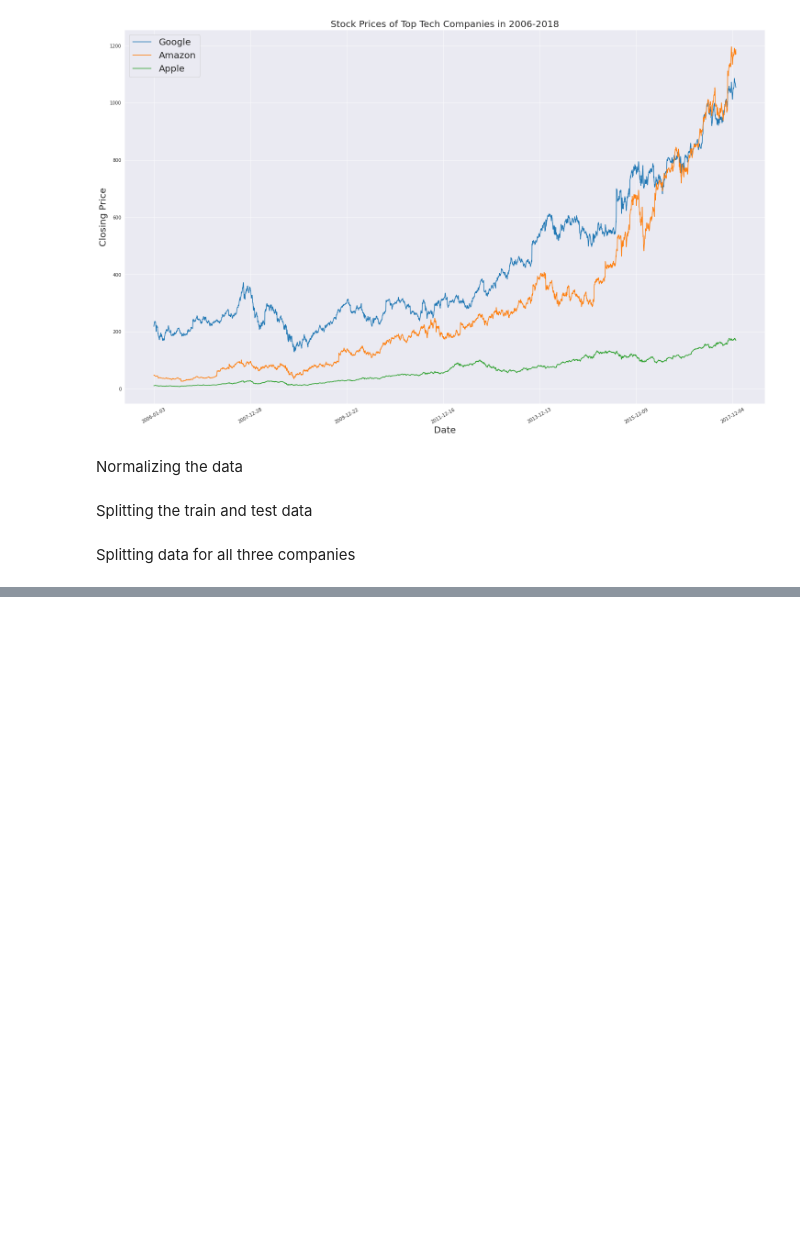
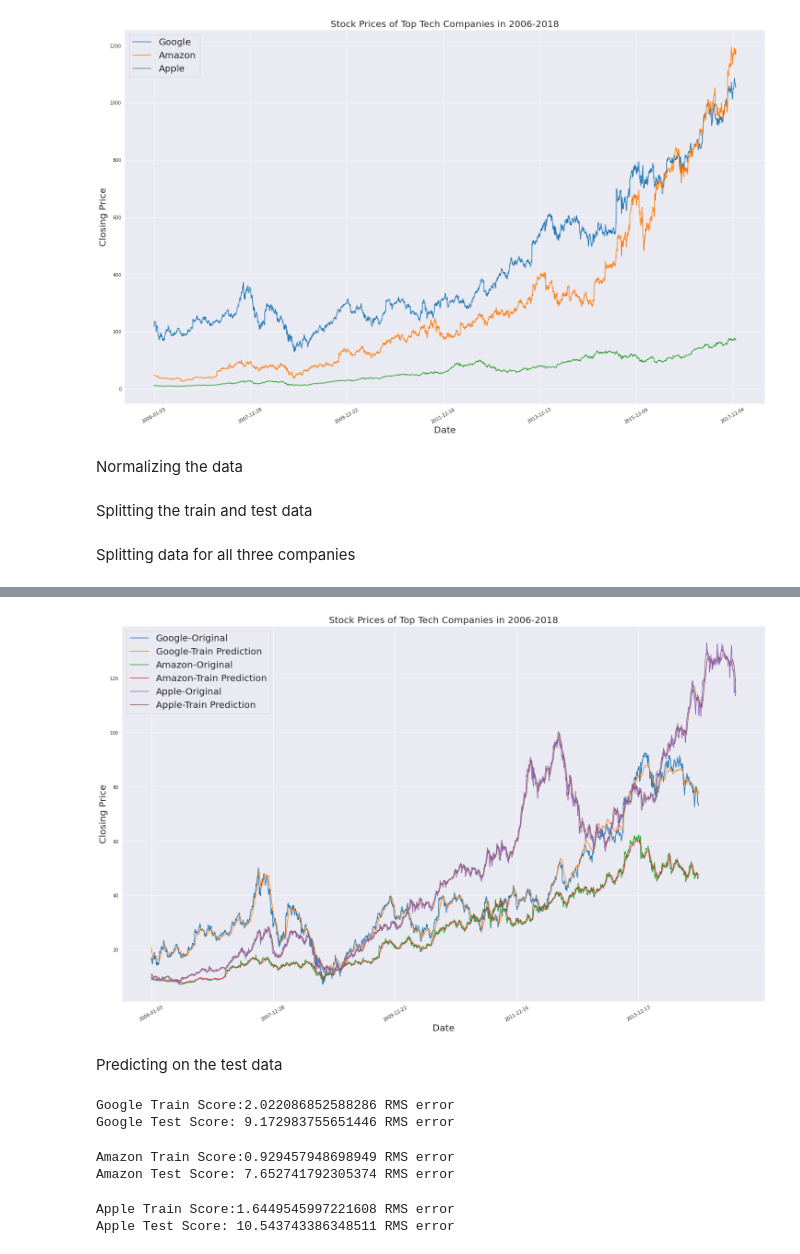
Before and after one commit to shreyas1209/Stock-Market-Prediction, a Jupyter notebook: Stock_Market_Predictions.ipynb, the cells around one changed output, grey strips where cells are left out. Saved outputs shown, nothing was run; the diff lists cells and outputs as text; code cells hidden in the pictures; blank space fills up the shorter version.

```diff
--- a/Stock_Market_Predictions.ipynb
+++ b/Stock_Market_Predictions.ipynb
@@ -156,0 +203,2 @@ from stock_market_train import *
+# %%
+amazon_train_pred=train(amazon_X_train,amazon_y_train,model,loss_func,optimizer,epochs=100)
@@ -156,0 +223,3 @@ from stock_market_train import *
+# %%
+
+apple_train_pred=train(apple_X_train,apple_y_train,model,loss_func,optimizer,epochs=100)
@@ -156,0 +244,32 @@ from stock_market_train import *
+# %%
+
+google_train_predict = pd.DataFrame(scaler.inverse_transform(google_train_pred.detach().numpy()))
+amazon_train_predict = pd.DataFrame(scaler.inverse_transform(amazon_train_pred.detach().numpy()))
+apple_train_predict = pd.DataFrame(scaler.inverse_transform(apple_train_pred.detach().numpy()))
+# %%
+google_close_train = pd.DataFrame(scaler.inverse_transform(google_y_train.detach().numpy()))
+amazon_close_train = pd.DataFrame(scaler.inverse_transform(amazon_y_train.detach().numpy()))
+apple_close_train = pd.DataFrame(scaler.inverse_transform(apple_y_train.detach().numpy()))
+# %%
+sns.set_style("darkgrid")
+plt.figure(figsize = (25,15))
+plt.plot(google_close_train,label='Google-Original')
+plt.plot(google_train_predict,label='Google-Train Prediction')
+
+plt.plot(amazon_close_train,label='Amazon-Original')
+plt.plot(amazon_train_predict,label='Amazon-Train Prediction')
+
+
+plt.plot(apple_close_train,label ='Apple-Original')
+plt.plot(apple_train_predict,label ='Apple-Train Prediction')
+
+plt.xticks(range(0,google_close_train.shape[0],500),google_data['Date'].loc[::500],rotation=30)
+plt.legend(prop={'size': 20})
+plt.title("Stock Prices of Top Tech Companies in 2006-2018",fontdict={'fontsize':20})
+plt.xlabel('Date',fontdict={'fontsize':20})
+plt.ylabel('Closing Price',fontdict={'fontsize':20})
+plt.show()
+# %% [output]
+[figure, added]
+# %% [markdown]
+Predicting on the test data
@@ -156,0 +288,24 @@ from stock_market_train import *
+# %%
+google_train_score = sqrt(mean_squared_error(google_train_predict[:], google_close_train[:]))
+print('Google Train Score:{} RMS error'.format(google_train_score))
+google_test_score = sqrt(mean_squared_error(google_test_predict[:], google_close_test[:]))
+print('Google Test Score: {} RMS error'.format(google_test_score))
+# %% [output]
+Google Train Score:2.022086852588286 RMS error
+Google Test Score: 9.172983755651446 RMS error
+# %%
+amazon_train_score = sqrt(mean_squared_error(amazon_train_predict[:], amazon_close_train[:]))
+print('Amazon Train Score:{} RMS error'.format(amazon_train_score))
+amazon_test_score = sqrt(mean_squared_error(amazon_test_predict[:], amazon_close_test[:]))
+print('Amazon Test Score: {} RMS error'.format(amazon_test_score))
+# %% [output]
+Amazon Train Score:0.929457948698949 RMS error
+Amazon Test Score: 7.652741792305374 RMS error
+# %%
+apple_train_score = sqrt(mean_squared_error(apple_train_predict[:], apple_close_train[:]))
+print('Apple Train Score:{} RMS error'.format(apple_train_score))
+apple_test_score = sqrt(mean_squared_error(apple_test_predict[:], apple_close_test[:]))
+print('Apple Test Score: {} RMS error'.format(apple_test_score))
+# %% [output]
+Apple Train Score:1.6449545997221608 RMS error
+Apple Test Score: 10.543743386348511 RMS error
```
Also changed, not shown: parts of 17 cells of this notebook.
